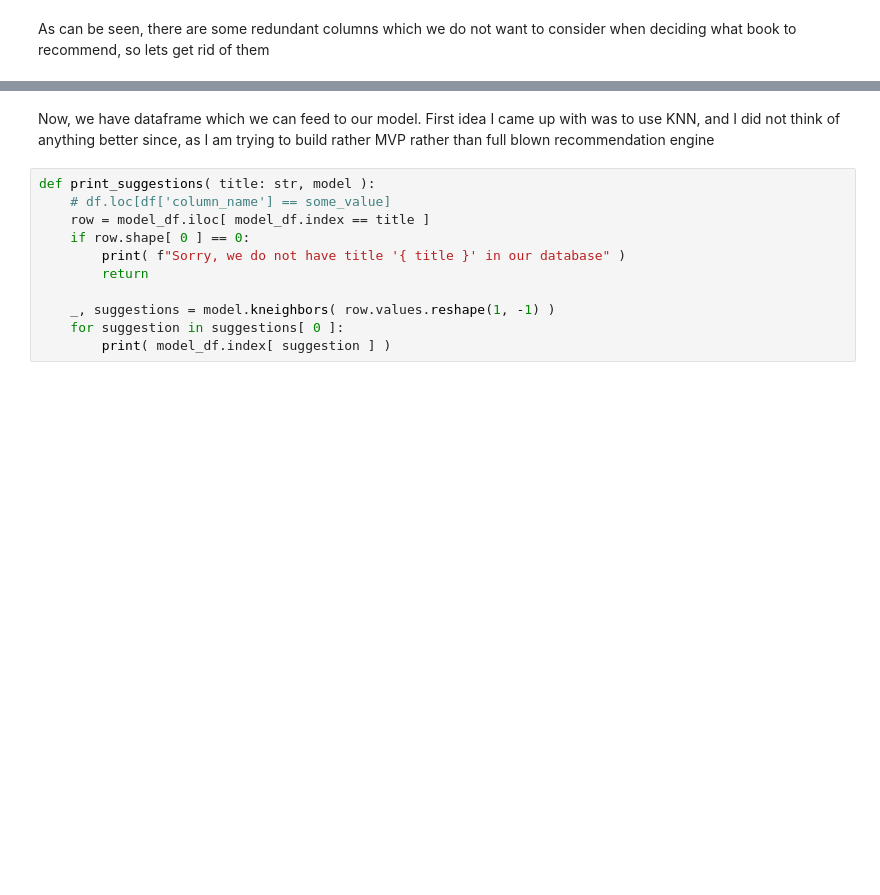
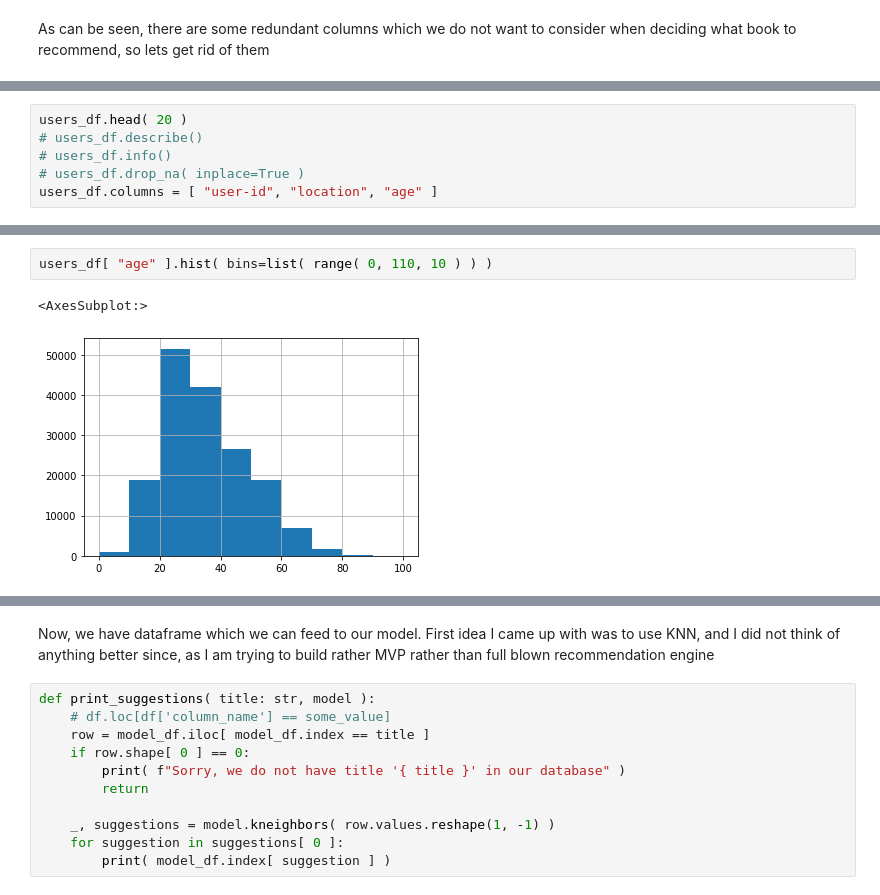
Before and after one commit to krebso/book-recommendation, a Jupyter notebook: book_recommendation.ipynb, the cells around one changed output, grey strips where cells are left out. Saved outputs shown, nothing was run; the diff lists cells and outputs as text; blank space fills up the shorter version.

```diff
--- a/book_recommendation.ipynb
+++ b/book_recommendation.ipynb
@@ -205,0 +47,6 @@ Index([''Salem's Lot', '10 Lb. Penalty', '16 Lighthouse Road', '1984',
+# %%
+users_df.head( 20 )
+# users_df.describe()
+# users_df.info()
+# users_df.drop_na( inplace=True )
+users_df.columns = [ "user-id", "location", "age" ]
@@ -205,0 +63,5 @@ Index([''Salem's Lot', '10 Lb. Penalty', '16 Lighthouse Road', '1984',
+# %%
+users_df[ "age" ].hist( bins=list( range( 0, 110, 10 ) ) )
+# %% [output]
+<AxesSubplot:>
+[figure, added]
```
Also changed, not shown: parts of 54 cells of this notebook.
